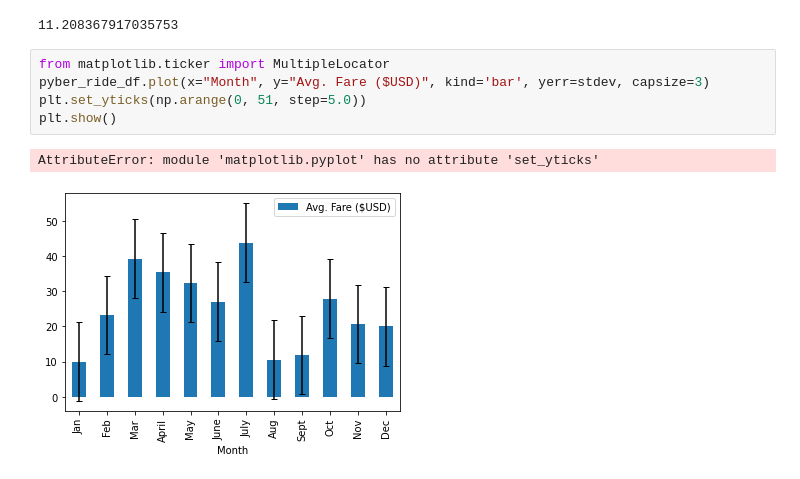
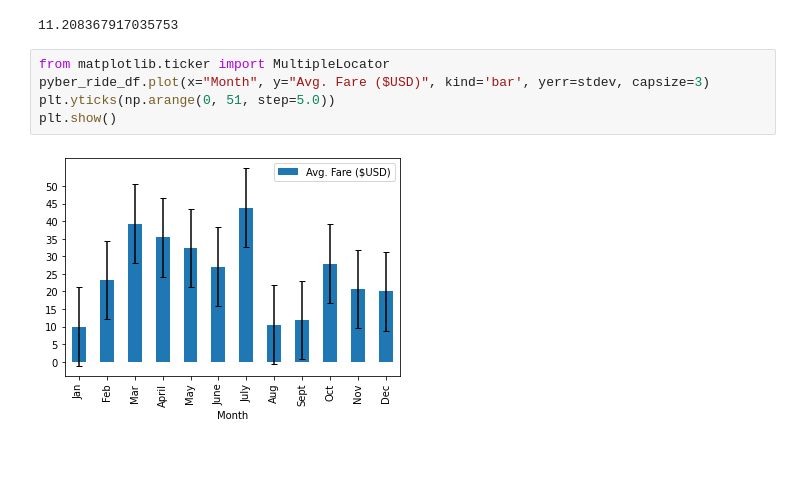
Before and after one commit to MariaGarzon/PyBer_Analysis, a Jupyter notebook: PyBer_ride_data.ipynb, the cells around one changed output. Saved outputs shown, nothing was run; the diff lists cells and outputs as text.

```diff
--- a/PyBer_ride_data.ipynb
+++ b/PyBer_ride_data.ipynb
@@ -58,8 +58,7 @@ stdev
 # %%
 from matplotlib.ticker import MultipleLocator
 pyber_ride_df.plot(x="Month", y="Avg. Fare ($USD)", kind='bar', yerr=stdev, capsize=3)
-plt.set_yticks(np.arange(0, 51, step=5.0))
+plt.yticks(np.arange(0, 51, step=5.0))
 plt.show()
 # %% [output]
-AttributeError: module 'matplotlib.pyplot' has no attribute 'set_yticks'
-[figure, old version]
+[figure, new version]
```
Also changed, not shown: 4 other files.
